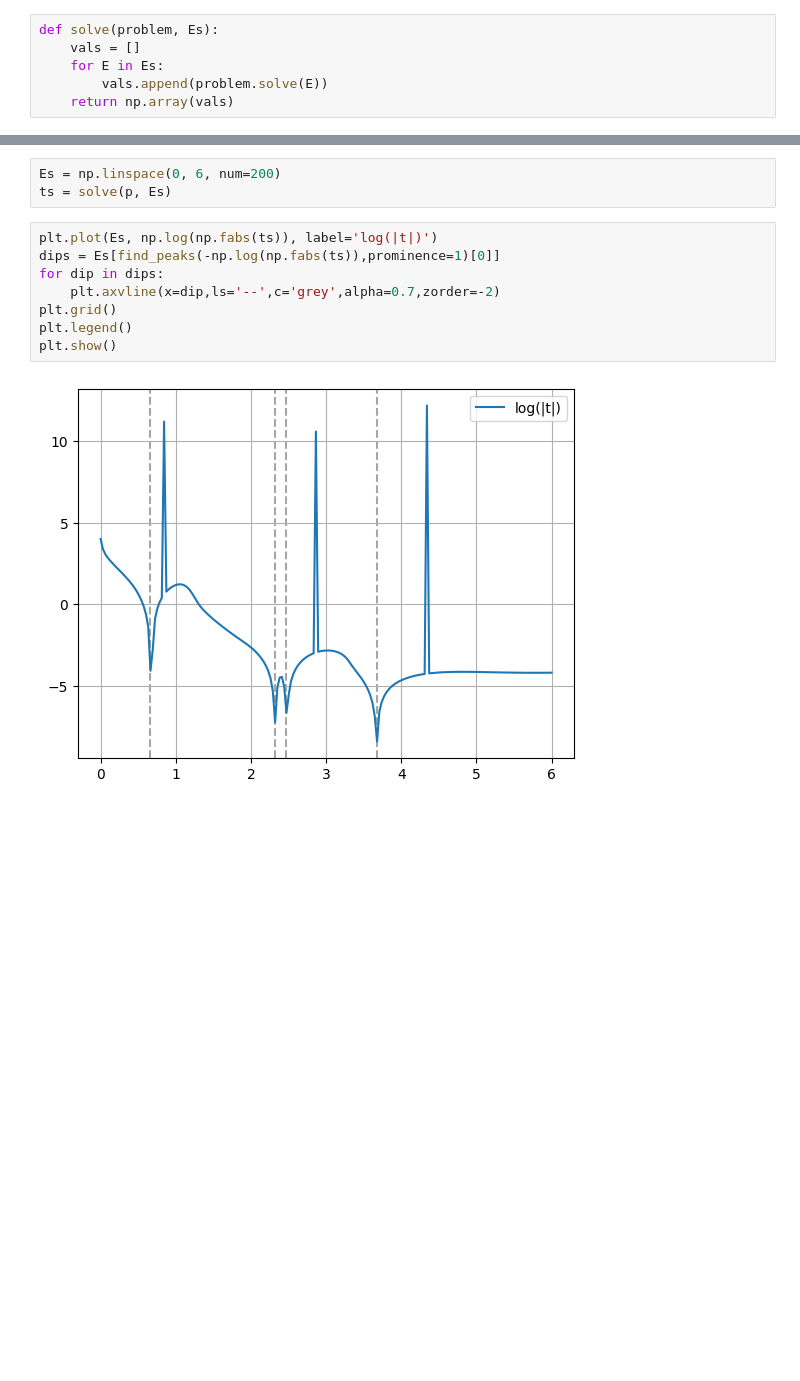
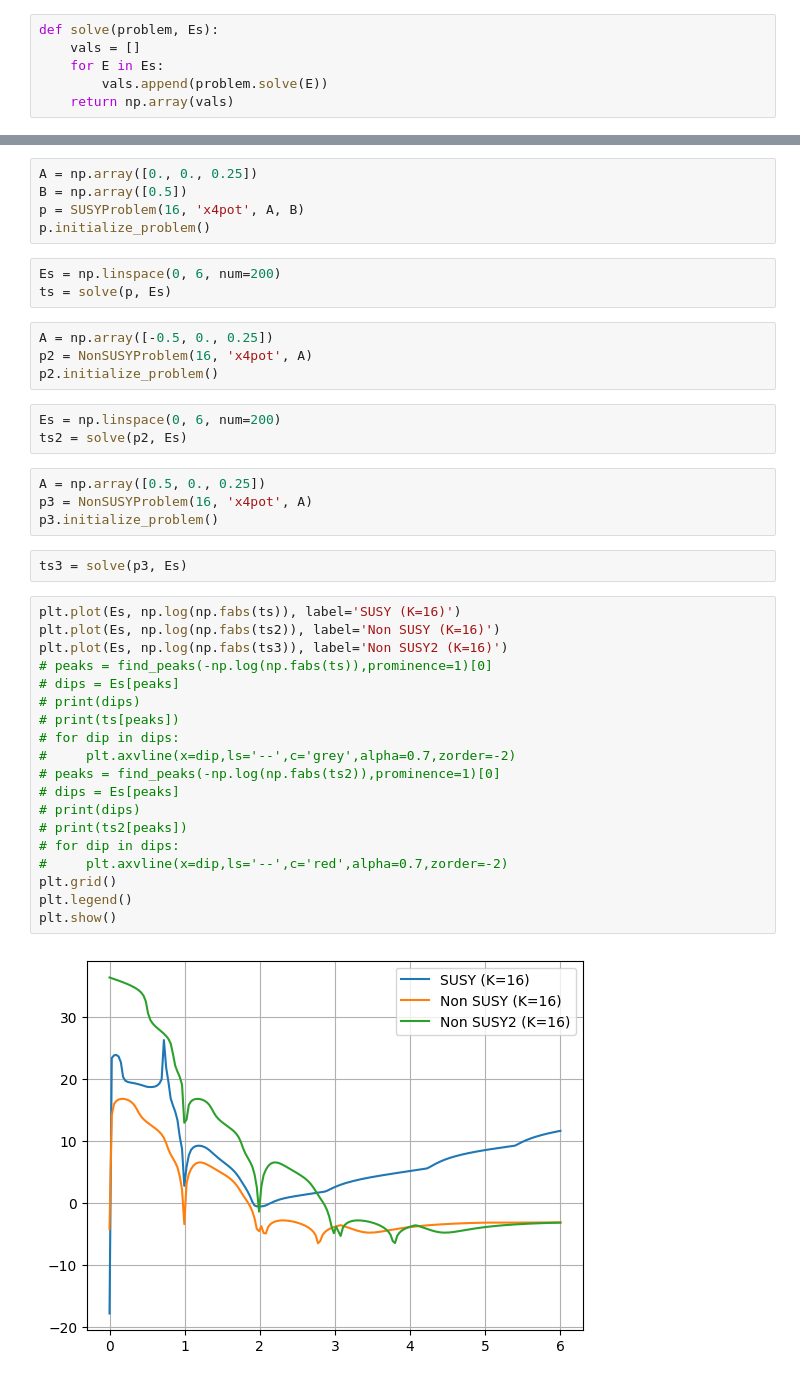
Before and after one commit to Newtech66/mtp-matrix-bootstrap, a Jupyter notebook: sdpa/sdpa_susy.ipynb, the cells around one changed output, grey strips where cells are left out. Saved outputs shown, nothing was run; the diff lists cells and outputs as text; blank space fills up the shorter version.

```diff
--- a/sdpa/sdpa_susy.ipynb
+++ b/sdpa/sdpa_susy.ipynb
@@ -235,13 +233,42 @@ p.initialize_problem()
+# %%
+A = np.array([0., 0., 0.25])
+B = np.array([0.5])
+p = SUSYProblem(16, 'x4pot', A, B)
+p.initialize_problem()
 # %%
 Es = np.linspace(0, 6, num=200)
 ts = solve(p, Es)
+# %%
+A = np.array([-0.5, 0., 0.25])
+p2 = NonSUSYProblem(16, 'x4pot', A)
+p2.initialize_problem()
+# %%
+Es = np.linspace(0, 6, num=200)
+ts2 = solve(p2, Es)
+# %%
+A = np.array([0.5, 0., 0.25])
+p3 = NonSUSYProblem(16, 'x4pot', A)
+p3.initialize_problem()
+# %%
+ts3 = solve(p3, Es)
 # %%
-plt.plot(Es, np.log(np.fabs(ts)), label='log(|t|)')
-dips = Es[find_peaks(-np.log(np.fabs(ts)),prominence=1)[0]]
-for dip in dips:
-    plt.axvline(x=dip,ls='--',c='grey',alpha=0.7,zorder=-2)
+plt.plot(Es, np.log(np.fabs(ts)), label='SUSY (K=16)')
+plt.plot(Es, np.log(np.fabs(ts2)), label='Non SUSY (K=16)')
+plt.plot(Es, np.log(np.fabs(ts3)), label='Non SUSY2 (K=16)')
+# peaks = find_peaks(-np.log(np.fabs(ts)),prominence=1)[0]
+# dips = Es[peaks]
+# print(dips)
+# print(ts[peaks])
+# for dip in dips:
+#     plt.axvline(x=dip,ls='--',c='grey',alpha=0.7,zorder=-2)
+# peaks = find_peaks(-np.log(np.fabs(ts2)),prominence=1)[0]
+# dips = Es[peaks]
+# print(dips)
+# print(ts2[peaks])
+# for dip in dips:
+#     plt.axvline(x=dip,ls='--',c='red',alpha=0.7,zorder=-2)
 plt.grid()
 plt.legend()
 plt.show()
 # %% [output]
-[figure, old version]
+[figure, new version]
```
Also changed, not shown: parts of 13 cells of this notebook, 8 other files.
